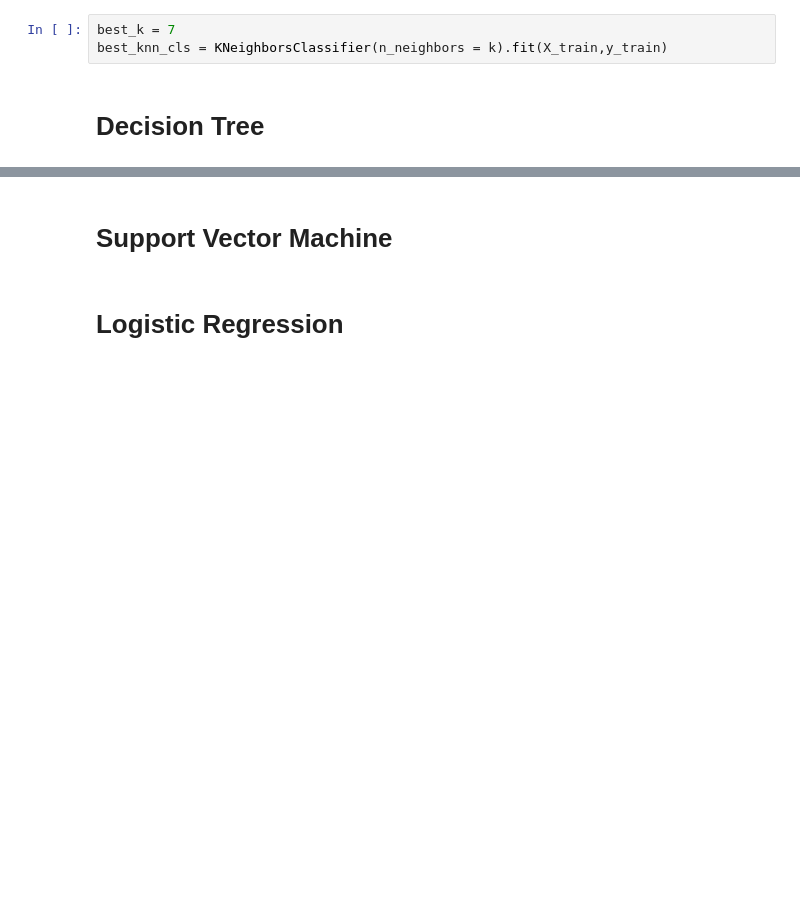
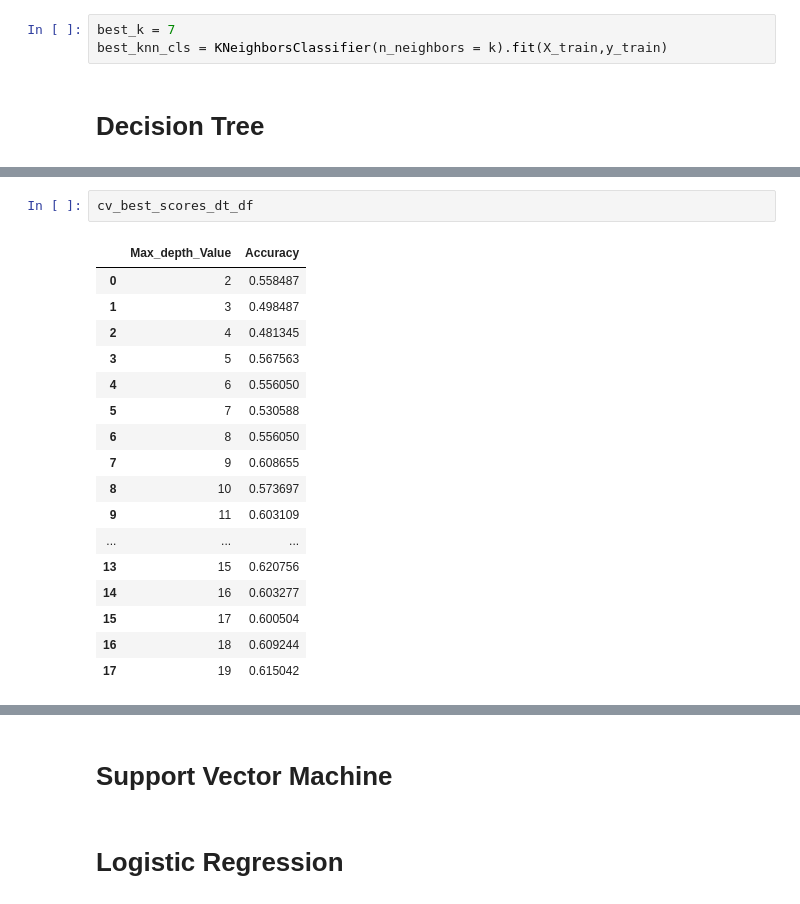
Before and after one commit to 13204942/Cousera-capstone-project, a Jupyter notebook: Capstone_project_assignment.ipynb, the cells around one changed output, grey strips where cells are left out. Cells and saved outputs as stored; diff of their text form; blank space fills up the shorter version.

```diff
--- a/Capstone_project_assignment.ipynb
+++ b/Capstone_project_assignment.ipynb
@@ -430,0 +475,20 @@ best_knn_cls = KNeighborsClassifier(n_neighbors = k).fit(X_train,y_train)
+# %%
+cv_best_scores_dt_df
+# %% [output]
+|  | Max_depth_Value | Accuracy |
+| 0 | 2 | 0.558487 |
+| 1 | 3 | 0.498487 |
+| 2 | 4 | 0.481345 |
+| 3 | 5 | 0.567563 |
+| 4 | 6 | 0.556050 |
+| 5 | 7 | 0.530588 |
+| 6 | 8 | 0.556050 |
+| 7 | 9 | 0.608655 |
+| 8 | 10 | 0.573697 |
+| 9 | 11 | 0.603109 |
+| ... | ... | ... |
+| 13 | 15 | 0.620756 |
+| 14 | 16 | 0.603277 |
+| 15 | 17 | 0.600504 |
+| 16 | 18 | 0.609244 |
+| 17 | 19 | 0.615042 |
```
Also changed, not shown: parts of 29 cells of this notebook.
